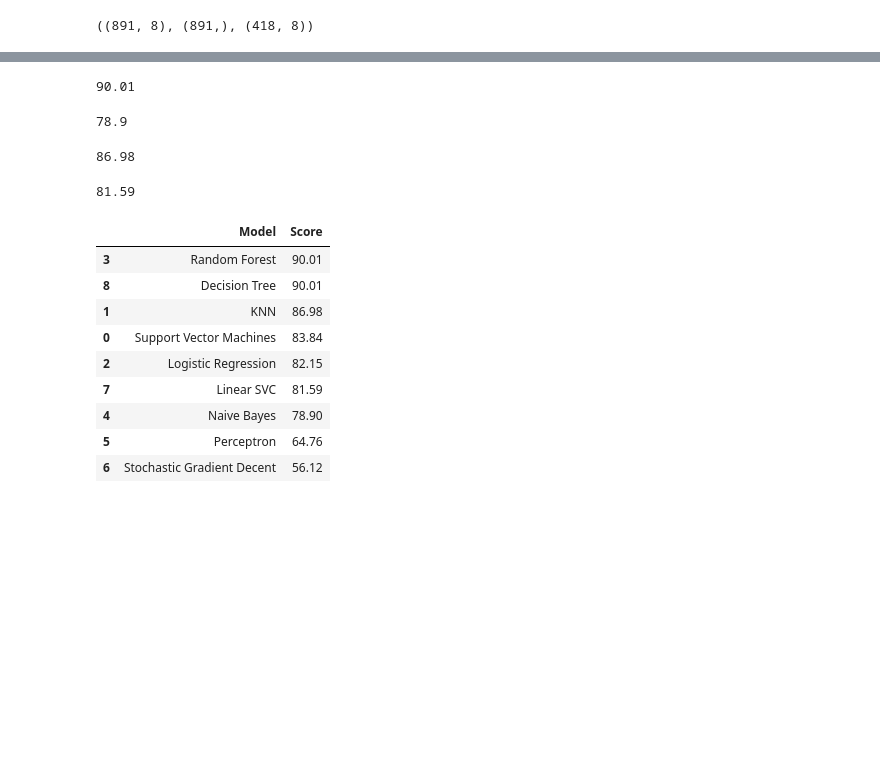
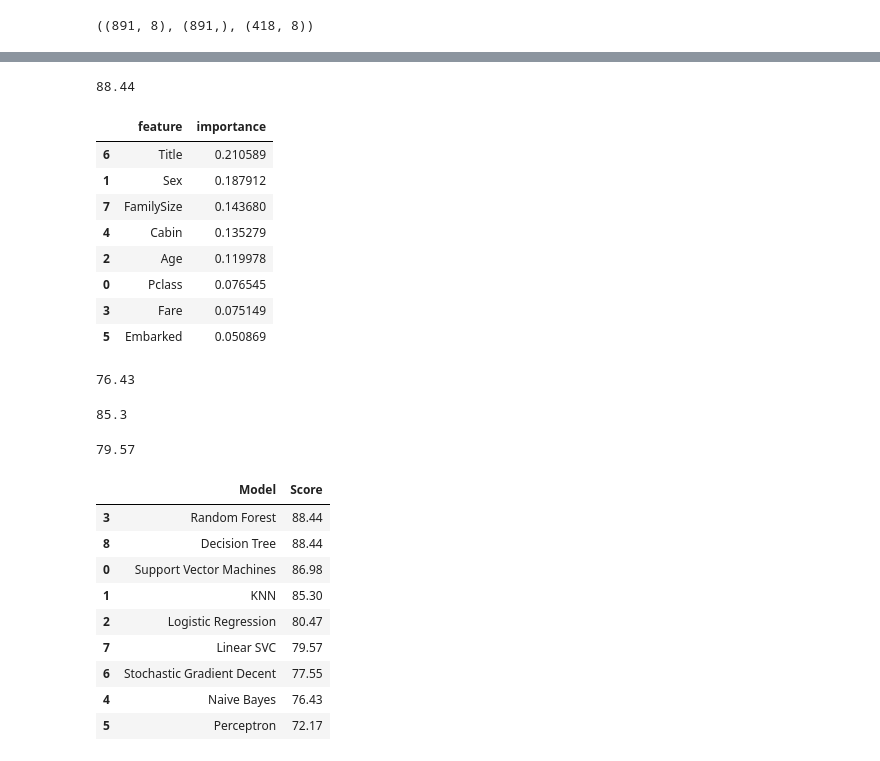
Before and after one commit to Megalajeyapal/Titanic_surviver_prediction, a Jupyter notebook: titanic-surviver-prediction-2.ipynb, the cells around one changed output, grey strips where cells are left out. Saved outputs shown, nothing was run; the diff lists cells and outputs as text; code cells hidden in the pictures; blank space fills up the shorter version.

Commit message:
Kaggle Notebook | Titanic_surviver_prediction_2 | Version 9

```diff
--- a/titanic-surviver-prediction-2.ipynb
+++ b/titanic-surviver-prediction-2.ipynb
@@ -522,5 +526,5 @@ training.head(10)
 # %%
-svc = SVC()
+svc = SVC(C = 100,kernel = 'rbf', gamma = 'auto')
 svc.fit(training_data, target_data)
 acc_svc = round(svc.score(training_data, target_data) * 100, 2)
 acc_svc
@@ -561,13 +585,28 @@ acc_decision_tree
 # %%
 
-random_forest = RandomForestClassifier(n_estimators=100)
+random_forest = RandomForestClassifier(n_estimators = 30, criterion = 'gini', random_state = 0)
 random_forest.fit(training_data, target_data)
-Y_pred = random_forest.predict(X_test)
+rf_pred = random_forest.predict(X_test)
 random_forest.score(training_data, target_data)
 acc_random_forest = round(random_forest.score(training_data, target_data) * 100, 2)
 acc_random_forest
 # %% [output]
-90.01
+88.44
+# %%
+#Get feature importances
+importances = pd.DataFrame({'feature': training_data.iloc[:].columns,'importance':random_forest.feature_importances_})
+importances = importances.sort_values('importance',ascending=False)
+importances
+# %% [output]
+|  | feature | importance |
+| 6 | Title | 0.210589 |
+| 1 | Sex | 0.187912 |
+| 7 | FamilySize | 0.143680 |
+| 4 | Cabin | 0.135279 |
+| 2 | Age | 0.119978 |
+| 0 | Pclass | 0.076545 |
+| 3 | Fare | 0.075149 |
+| 5 | Embarked | 0.050869 |
 # %%
 gaussian = GaussianNB()
 gaussian.fit(training_data, target_data)
@@ -575,7 +614,7 @@ Y_pred = gaussian.predict(X_test)
 acc_gaussian = round(gaussian.score(training_data, target_data) * 100, 2)
 acc_gaussian
 # %% [output]
-78.9
+76.43
 # %%
 knn = KNeighborsClassifier(n_neighbors = 3)
 knn.fit(training_data, target_data)
@@ -583,7 +622,7 @@ Y_pred = knn.predict(X_test)
 acc_knn = round(knn.score(training_data, target_data) * 100, 2)
 acc_knn
 # %% [output]
-86.98
+85.3
 # %%
 linear_svc = LinearSVC()
 linear_svc.fit(training_data, target_data)
@@ -591,7 +630,7 @@ Y_pred = linear_svc.predict(X_test)
 acc_linear_svc = round(linear_svc.score(training_data, target_data) * 100, 2)
 acc_linear_svc
 # %% [output]
-81.59
+79.57
 # %%
 models = pd.DataFrame({
     'Model': ['Support Vector Machines', 'KNN', 'Logistic Regression',
@@ -604,12 +643,12 @@ models = pd.DataFrame({
 models.sort_values(by='Score', ascending=False)
 # %% [output]
 |  | Model | Score |
-| 3 | Random Forest | 90.01 |
-| 8 | Decision Tree | 90.01 |
-| 1 | KNN | 86.98 |
-| 0 | Support Vector Machines | 83.84 |
-| 2 | Logistic Regression | 82.15 |
-| 7 | Linear SVC | 81.59 |
-| 4 | Naive Bayes | 78.90 |
-| 5 | Perceptron | 64.76 |
-| 6 | Stochastic Gradient Decent | 56.12 |
+| 3 | Random Forest | 88.44 |
+| 8 | Decision Tree | 88.44 |
+| 0 | Support Vector Machines | 86.98 |
+| 1 | KNN | 85.30 |
+| 2 | Logistic Regression | 80.47 |
+| 7 | Linear SVC | 79.57 |
+| 6 | Stochastic Gradient Decent | 77.55 |
+| 4 | Naive Bayes | 76.43 |
+| 5 | Perceptron | 72.17 |
```
Also changed, not shown: parts of 35 cells of this notebook.
